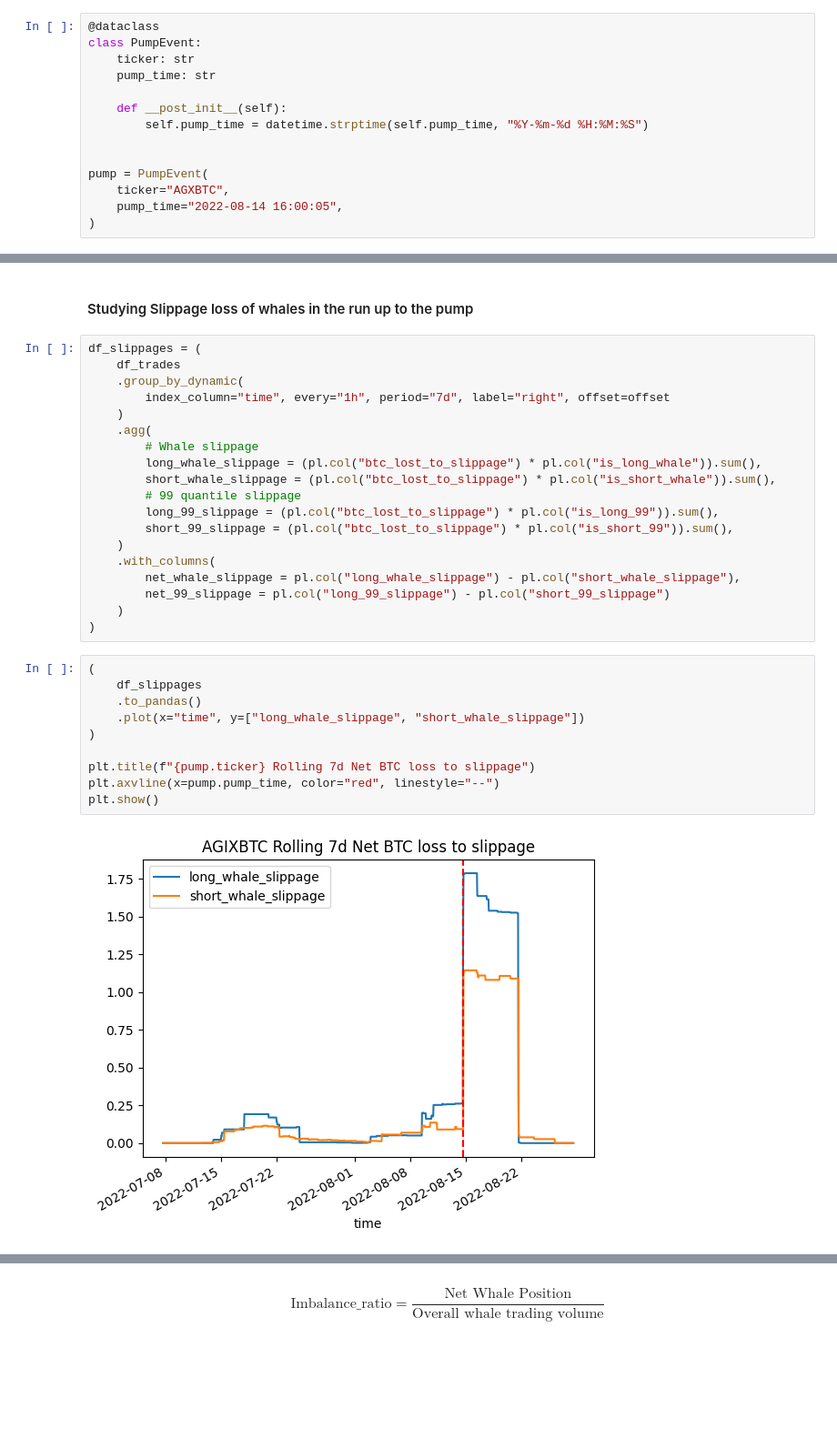
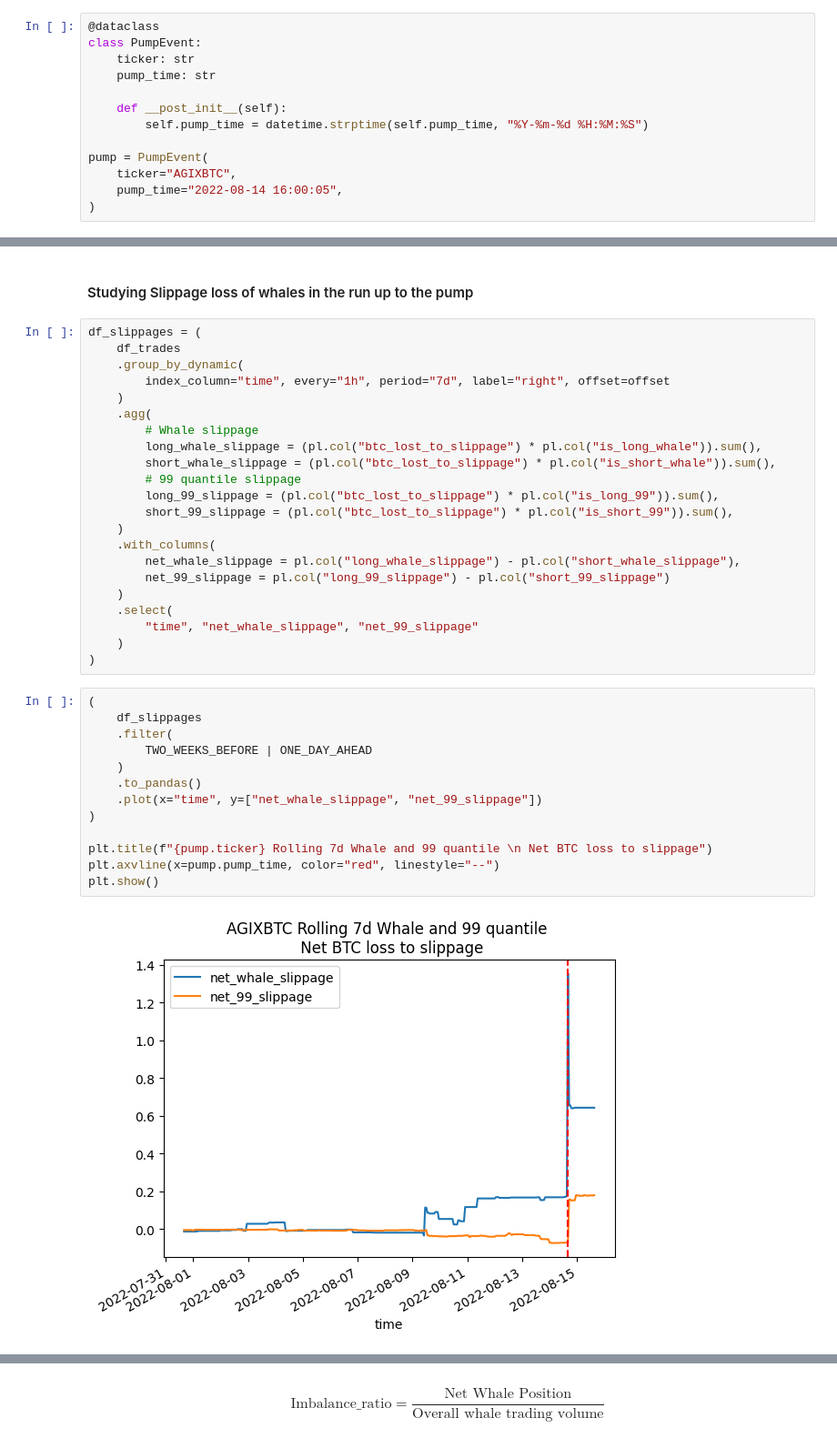
Before and after one commit to B0R0koko/pumps_and_dumps, a Jupyter notebook: feature_notebooks/features.ipynb, the cells around one changed output, grey strips where cells are left out. Shown: that part at 91% size. Cells and saved outputs as stored; diff of their text form; blank space fills up the shorter version.

```diff
--- a/feature_notebooks/features.ipynb
+++ b/feature_notebooks/features.ipynb
@@ -22,9 +22,8 @@ class PumpEvent:
     def __post_init__(self):
         self.pump_time = datetime.strptime(self.pump_time, "%Y-%m-%d %H:%M:%S")
 
-
 pump = PumpEvent(
-    ticker="AGXBTC",
+    ticker="AGIXBTC",
     pump_time="2022-08-14 16:00:05",
 )
 # %%
@@ -278,16 +277,22 @@ df_slippages = (
         net_whale_slippage = pl.col("long_whale_slippage") - pl.col("short_whale_slippage"),
         net_99_slippage = pl.col("long_99_slippage") - pl.col("short_99_slippage")
     )
+    .select(
+        "time", "net_whale_slippage", "net_99_slippage"
+    )
 )
 # %%
 (
     df_slippages
+    .filter(
+        TWO_WEEKS_BEFORE | ONE_DAY_AHEAD
+    )
     .to_pandas()
-    .plot(x="time", y=["long_whale_slippage", "short_whale_slippage"])
+    .plot(x="time", y=["net_whale_slippage", "net_99_slippage"])
 )
 
-plt.title(f"{pump.ticker} Rolling 7d Net BTC loss to slippage")
+plt.title(f"{pump.ticker} Rolling 7d Whale and 99 quantile \n Net BTC loss to slippage")
 plt.axvline(x=pump.pump_time, color="red", linestyle="--")
 plt.show()
 # %% [output]
-[figure, old version]
+[figure, new version]
```
Also changed, not shown: parts of 15 cells of this notebook, 5 other files.
